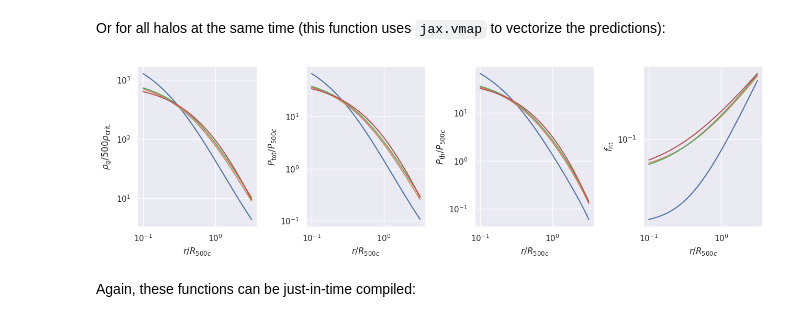
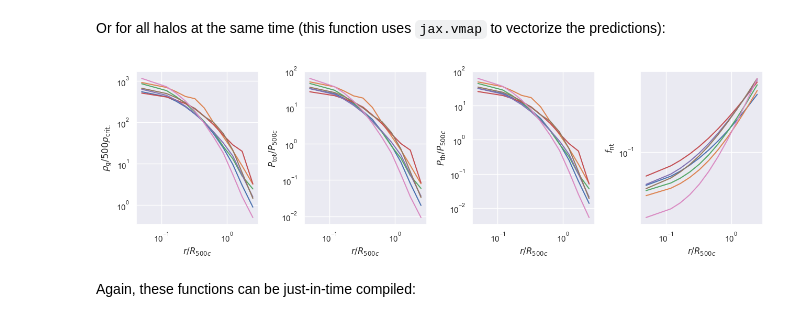
Before and after one commit to fkeruzore/picasso, a Jupyter notebook: docs/notebooks/make_predictions.ipynb, the cells around one changed output. Saved outputs shown, nothing was run; the diff lists cells and outputs as text; code cells hidden in the pictures.

```diff
--- a/docs/notebooks/make_predictions.ipynb
+++ b/docs/notebooks/make_predictions.ipynb
@@ -32,9 +32,8 @@ First, we want to compute predictions for the model parameter vector, $\vartheta
 To do so, we simply need the vector of scalar halo properties $\vartheta_{\rm halo}$.
 We'll use some pre-stored data (containing four halos from the simulations presented in Kéruzoré+24) and write the input vector:
 # %%
-halos = Table.read("../data/halos.hdf5")
-logM200c = jnp.log10(halos["M200c"])
-c200c = jnp.array(halos["c200c"])
+logM200c = halos["log M200"]
+c200c = jnp.array(halos["c200"])
 theta_halo = jnp.array([logM200c, c200c]).T
 print(theta_halo.shape)
 # %% [output]
@@ -68,7 +72,7 @@ theta_gas.shape=(4, 8)
 fig, axs = plt.subplots(2, 4, figsize=(13, 8))
 axs = axs.flatten()
 for ax, q in zip(axs, theta_gas.T):
-    for i in range(4):
+    for i in range(len(logM200c)):
         ax.plot([q[i], q[i]], [0, 1])
     ax.set_yticklabels([])
     ax.set_ylim(0, 1)
@@ -114,3 +110,5 @@ for i in range(4):
+# %%
+r_R500c, phi = profs["r_R500"], profs["phi"]
 # %% [markdown]
 Then, we can make predictions of gas thermodynamics for one halo:
 # %%
@@ -124,16 +118,18 @@ rho_g, P_tot, P_th, f_nt = predictor.predict_gas_model(theta_halo, phi_v, r_R500
+# %%
+rho_g, P_tot, P_th, f_nt = predictor.predict_gas_model(theta_halo, phi, r_R500c, r_R500c / 2)
 # %%
 fig, axs = plt.subplots(1, 4, figsize=(13, 4))
 for ax, q in zip(axs, [rho_g, P_tot, P_th, f_nt]):
-    ax.loglog(r_R500c_v.T, q.T)
+    ax.loglog(r_R500c.T, q.T)
     ax.set_xlabel("$r / R_{500c}$")
 
 axs[0].set_ylabel("$\\rho_{\\rm g} / 500 \\rho_{\\rm crit.}$")
 axs[1].set_ylabel("$P_{\\rm tot} / P_{500c}$")
 axs[2].set_ylabel("$P_{\\rm th} / P_{500c}$")
 axs[3].set_ylabel("$f_{\\rm nt}$")
 fig.tight_layout()
 # %% [output]
-[figure, old version]
+[figure, new version]
 # %% [markdown]
 Again, these functions can be just-in-time compiled:
 # %%
```
Also changed, not shown: parts of 12 cells of this notebook, 5 other files.
